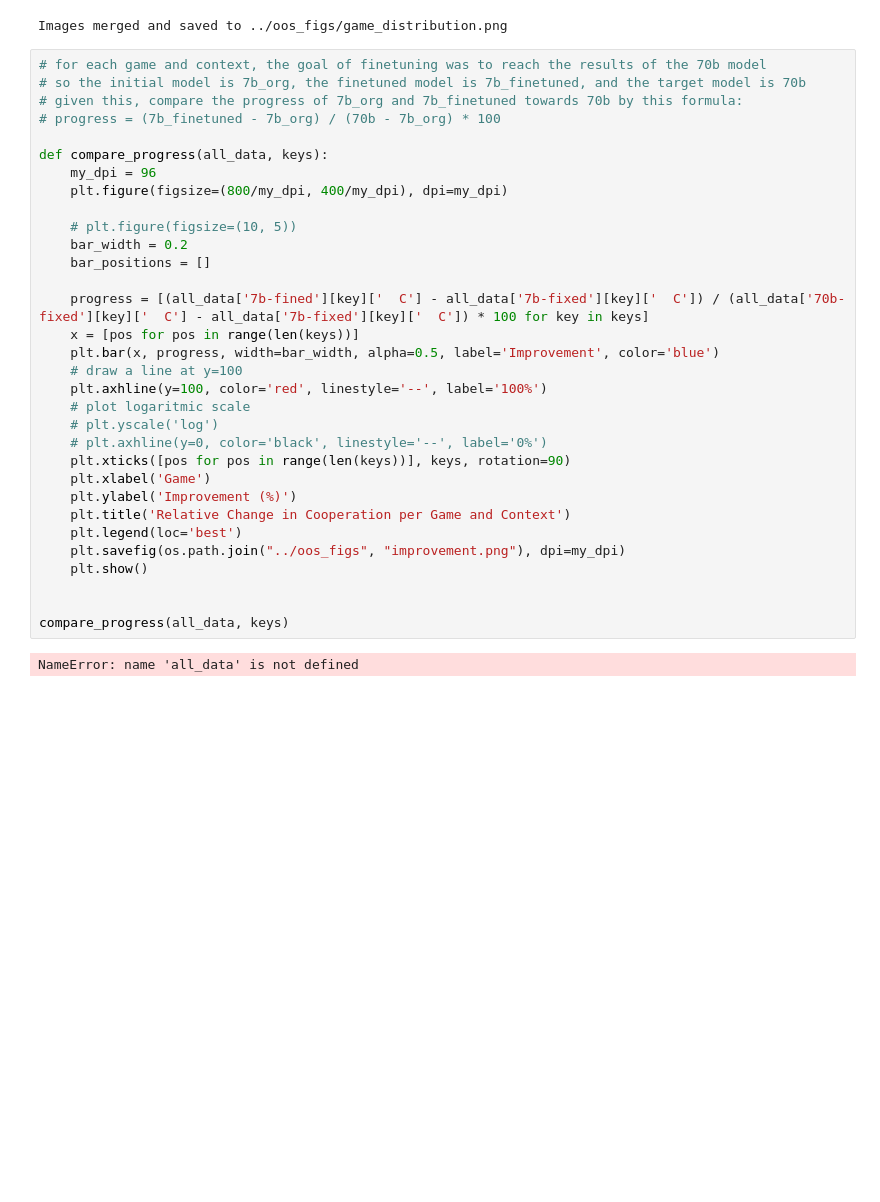
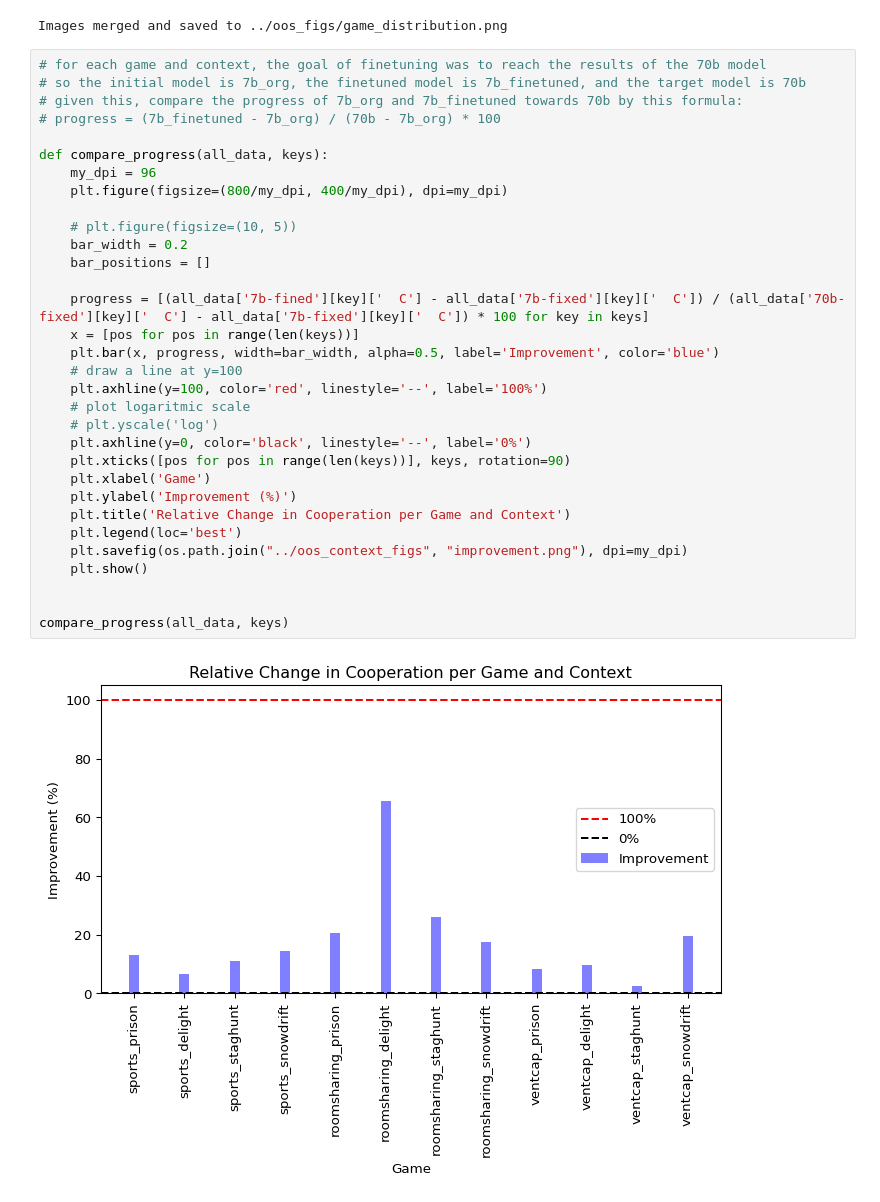
Before and after one commit to sepehrilami/LFB, a Jupyter notebook: notebooks/oos_analysis.ipynb, the cells around one changed output. Drawn from its saved outputs; the diff is of its cells as text; blank space fills up the shorter version.

```diff
--- a/notebooks/oos_analysis.ipynb
+++ b/notebooks/oos_analysis.ipynb
@@ -300,36 +298,36 @@ Images merged and saved to ../oos_figs/game_distribution.png
 # for each game and context, the goal of finetuning was to reach the results of the 70b model
 # so the initial model is 7b_org, the finetuned model is 7b_finetuned, and the target model is 70b
 # given this, compare the progress of 7b_org and 7b_finetuned towards 70b by this formula:
 # progress = (7b_finetuned - 7b_org) / (70b - 7b_org) * 100
 
 def compare_progress(all_data, keys):
     my_dpi = 96
     plt.figure(figsize=(800/my_dpi, 400/my_dpi), dpi=my_dpi)
 
     # plt.figure(figsize=(10, 5))
     bar_width = 0.2
     bar_positions = []
 
     progress = [(all_data['7b-fined'][key]['  C'] - all_data['7b-fixed'][key]['  C']) / (all_data['70b-fixed'][key]['  C'] - all_data['7b-fixed'][key]['  C']) * 100 for key in keys]
     x = [pos for pos in range(len(keys))]
     plt.bar(x, progress, width=bar_width, alpha=0.5, label='Improvement', color='blue')
     # draw a line at y=100
     plt.axhline(y=100, color='red', linestyle='--', label='100%')
     # plot logaritmic scale
     # plt.yscale('log')
-    # plt.axhline(y=0, color='black', linestyle='--', label='0%')
+    plt.axhline(y=0, color='black', linestyle='--', label='0%')
     plt.xticks([pos for pos in range(len(keys))], keys, rotation=90)
     plt.xlabel('Game')
     plt.ylabel('Improvement (%)')
     plt.title('Relative Change in Cooperation per Game and Context')
     plt.legend(loc='best')
-    plt.savefig(os.path.join("../oos_figs", "improvement.png"), dpi=my_dpi)
+    plt.savefig(os.path.join("../oos_context_figs", "improvement.png"), dpi=my_dpi)
     plt.show()
 
 
 compare_progress(all_data, keys)
 # %% [output]
-NameError: name 'all_data' is not defined
+[figure, added]
 # %%
 # visualize the progress of 7b_org and 7b_finetuned towards 70b in a table
 
```
Also changed, not shown: parts of 3 cells of this notebook, 6 other files.
